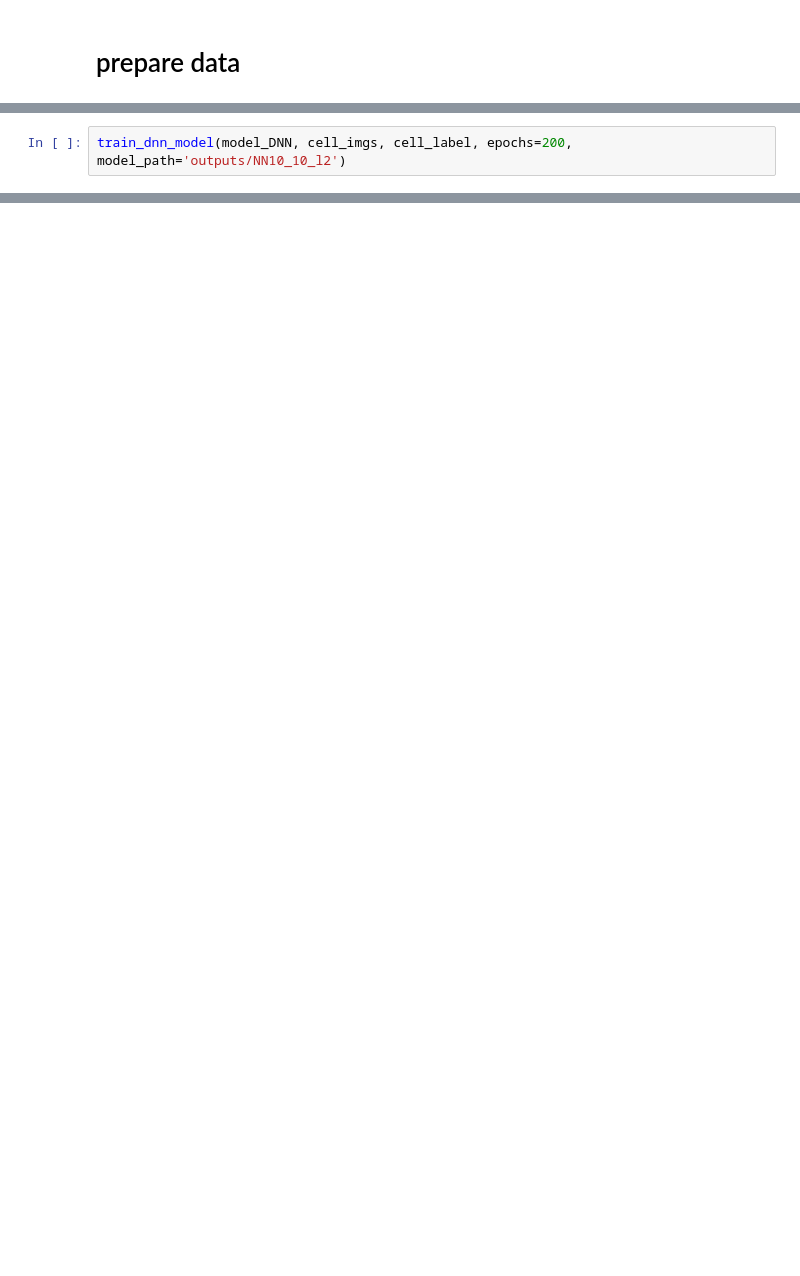
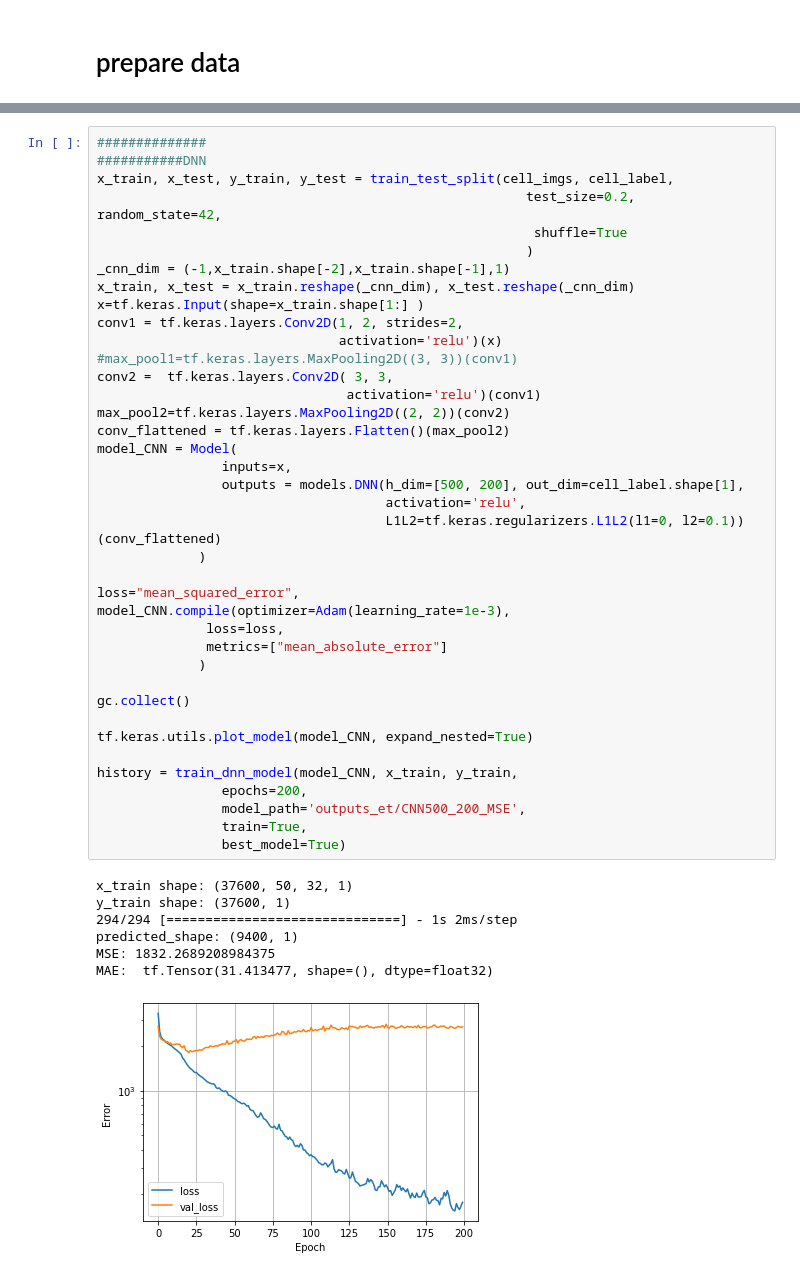
Before and after one commit to ablet-imin/ml-met-trigger, a Jupyter notebook: train_model_cnn.ipynb, the cells around one changed output, grey strips where cells are left out. Saved outputs shown, nothing was run; the diff lists cells and outputs as text; blank space fills up the shorter version.

```diff
--- a/train_model_cnn.ipynb
+++ b/train_model_cnn.ipynb
@@ -206,2 +242,0 @@ The autoreload extension is already loaded. To reload it, use:
-# %%
-train_dnn_model(model_DNN, cell_imgs, cell_label, epochs=200, model_path='outputs/NN10_10_l2')
@@ -223,0 +286,47 @@ gc.collect()
+# %%
+##############
+###########DNN
+x_train, x_test, y_train, y_test = train_test_split(cell_imgs, cell_label,
+                                                       test_size=0.2, random_state=42,
+                                                        shuffle=True
+                                                       )
+_cnn_dim = (-1,x_train.shape[-2],x_train.shape[-1],1)
+x_train, x_test = x_train.reshape(_cnn_dim), x_test.reshape(_cnn_dim)
+x=tf.keras.Input(shape=x_train.shape[1:] )
+conv1 = tf.keras.layers.Conv2D(1, 2, strides=2,
+                               activation='relu')(x)
+#max_pool1=tf.keras.layers.MaxPooling2D((3, 3))(conv1)
+conv2 =  tf.keras.layers.Conv2D( 3, 3,
+                                activation='relu')(conv1)
+max_pool2=tf.keras.layers.MaxPooling2D((2, 2))(conv2)
+conv_flattened = tf.keras.layers.Flatten()(max_pool2)
+model_CNN = Model(
+                inputs=x,
+                outputs = models.DNN(h_dim=[500, 200], out_dim=cell_label.shape[1],
+                                     activation='relu',
+                                     L1L2=tf.keras.regularizers.L1L2(l1=0, l2=0.1))(conv_flattened)
+             )
+
+loss="mean_squared_error",
+model_CNN.compile(optimizer=Adam(learning_rate=1e-3),
+              loss=loss,
+              metrics=["mean_absolute_error"]
+             )
+
+gc.collect()
+
+tf.keras.utils.plot_model(model_CNN, expand_nested=True)
+
+history = train_dnn_model(model_CNN, x_train, y_train,
+                epochs=200,
+                model_path='outputs_et/CNN500_200_MSE',
+                train=True,
+                best_model=True)
+# %% [output]
+x_train shape: (37600, 50, 32, 1)
+y_train shape: (37600, 1)
+294/294 [==============================] - 1s 2ms/step
+predicted_shape: (9400, 1)
+MSE: 1832.2689208984375
+MAE:  tf.Tensor(31.413477, shape=(), dtype=float32)
+[figure, added]
```
Also changed, not shown: parts of 13 cells of this notebook, 4 other files.
